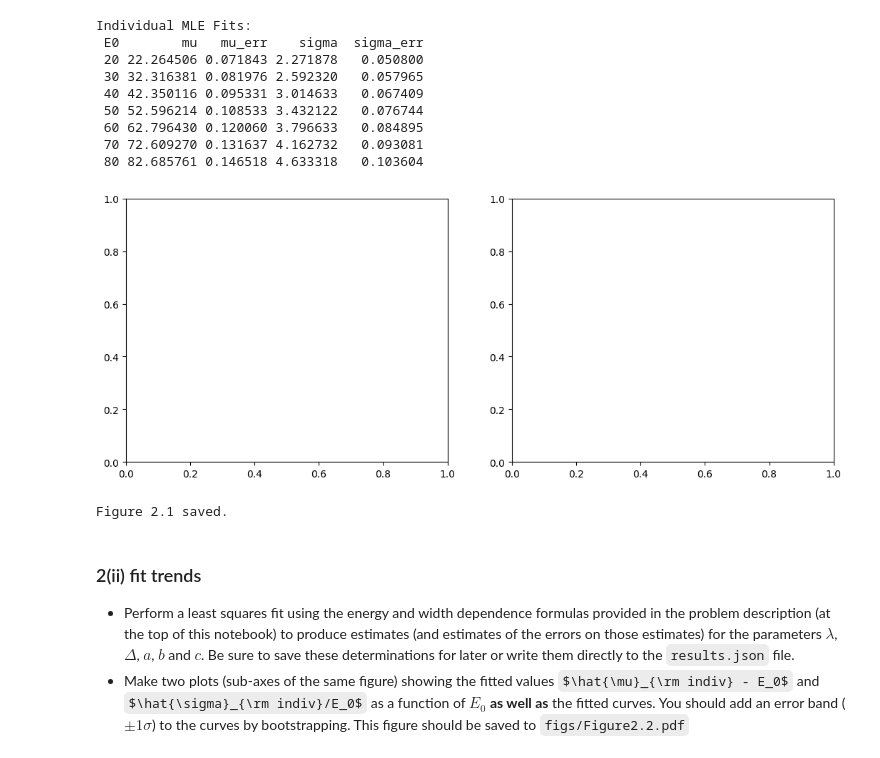
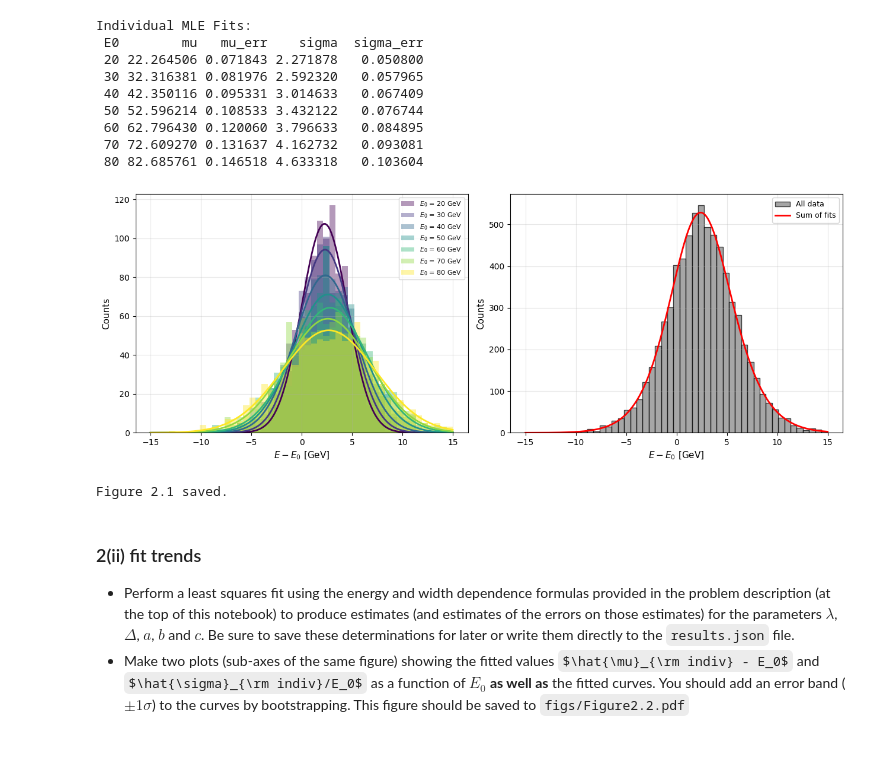
Before and after one commit to BasiaKoch/S1_coursework, a Jupyter notebook: notebooks/solution.ipynb, the cells around one changed output. Drawn from its saved outputs; the diff is of its cells as text; code cells hidden in the pictures; some formulas as TeX source.

```diff
--- a/notebooks/solution.ipynb
+++ b/notebooks/solution.ipynb
@@ -239,16 +269,11 @@ Individual MLE Fits:
  70 72.609270 0.131637 4.162732   0.093081
  80 82.685761 0.146518 4.633318   0.103604
 # %%
-fig, ax = plt.subplots(1, 2, figsize=(12.8, 4.8))
-
-# TODO: Add plotting code for individual fits with overlaid curves
-
-fig.savefig('../figs/Figure2.1.pdf')
+fig, ax = plot_individual_fits_overlaid(data_dict, indiv_fits_df, savepath='../figs/Figure2.1.pdf')
 plt.show()
-
 print("Figure 2.1 saved.")
 # %% [output]
-[figure, old version]
+[figure, new version]
 Figure 2.1 saved.
 # %% [markdown]
 ### 2(ii) fit trends
```
Also changed, not shown: parts of 7 cells of this notebook, 11 other files.
